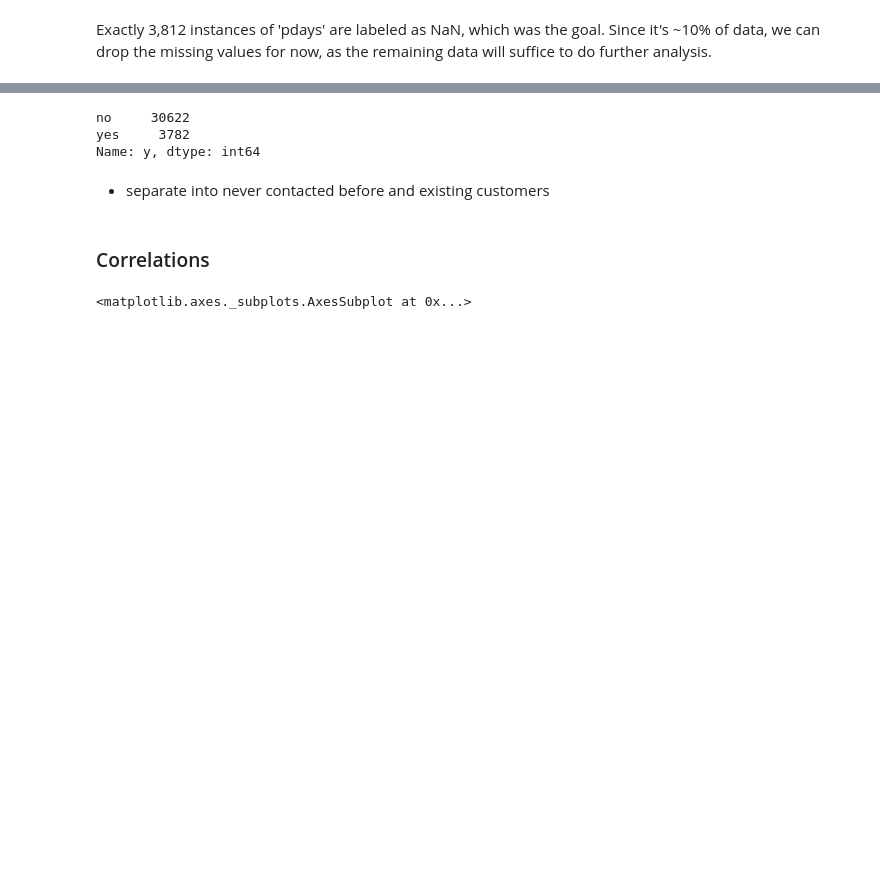
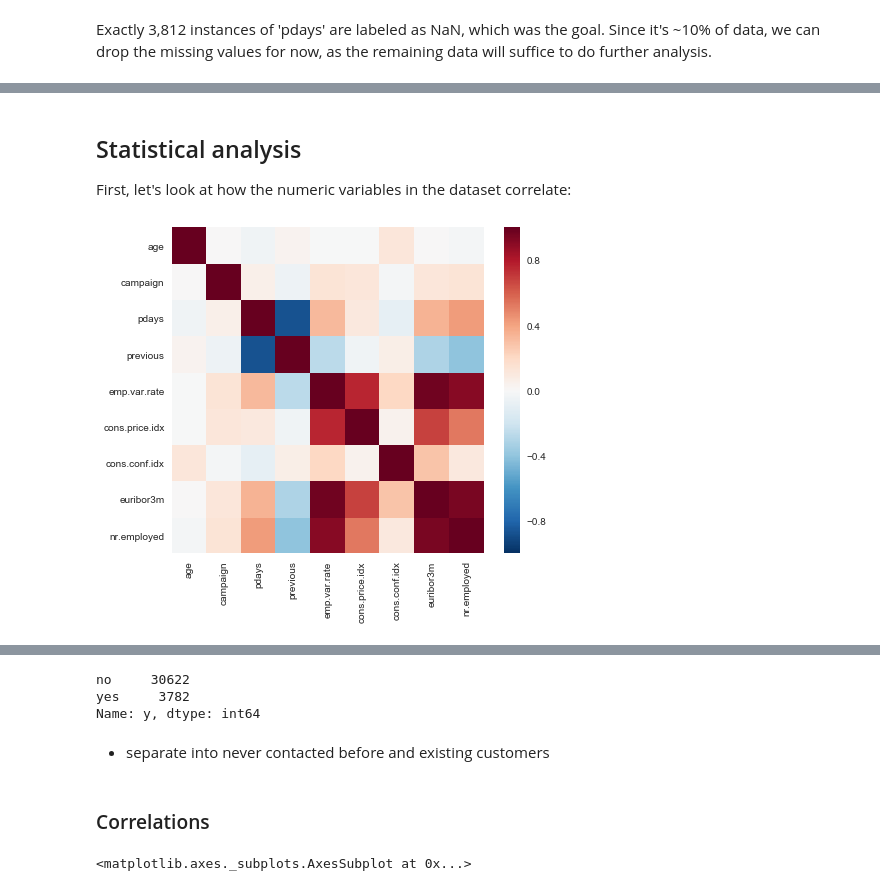
Before and after one commit to mamnunam/Springboard_Data_Science_track, a Jupyter notebook: Capstone_1/Capstone_project_1.ipynb, the cells around one changed output, grey strips where cells are left out. Drawn from its saved outputs; the diff is of its cells as text; code cells hidden in the pictures; blank space fills up the shorter version.

Commit message:
Started statistical analysis

```diff
--- a/Capstone_1/Capstone_project_1.ipynb
+++ b/Capstone_1/Capstone_project_1.ipynb
@@ -510,0 +514,13 @@ memory usage: 3.7+ MB
+# %% [markdown]
+## Statistical analysis
+
+First, let's look at how the numeric variables in the dataset correlate:
+# %%
+#Calculate correlations between numeric features
+correlations = df_cleaned.corr()
+#Make the figsize 7 x 6
+plt.figure(figsize=(7,6))
+#Plot heatmap of correlations
+_ = sns.heatmap(correlations)
+# %% [output]
+[figure, added]
```
Also changed, not shown: parts of 13 cells of this notebook.
